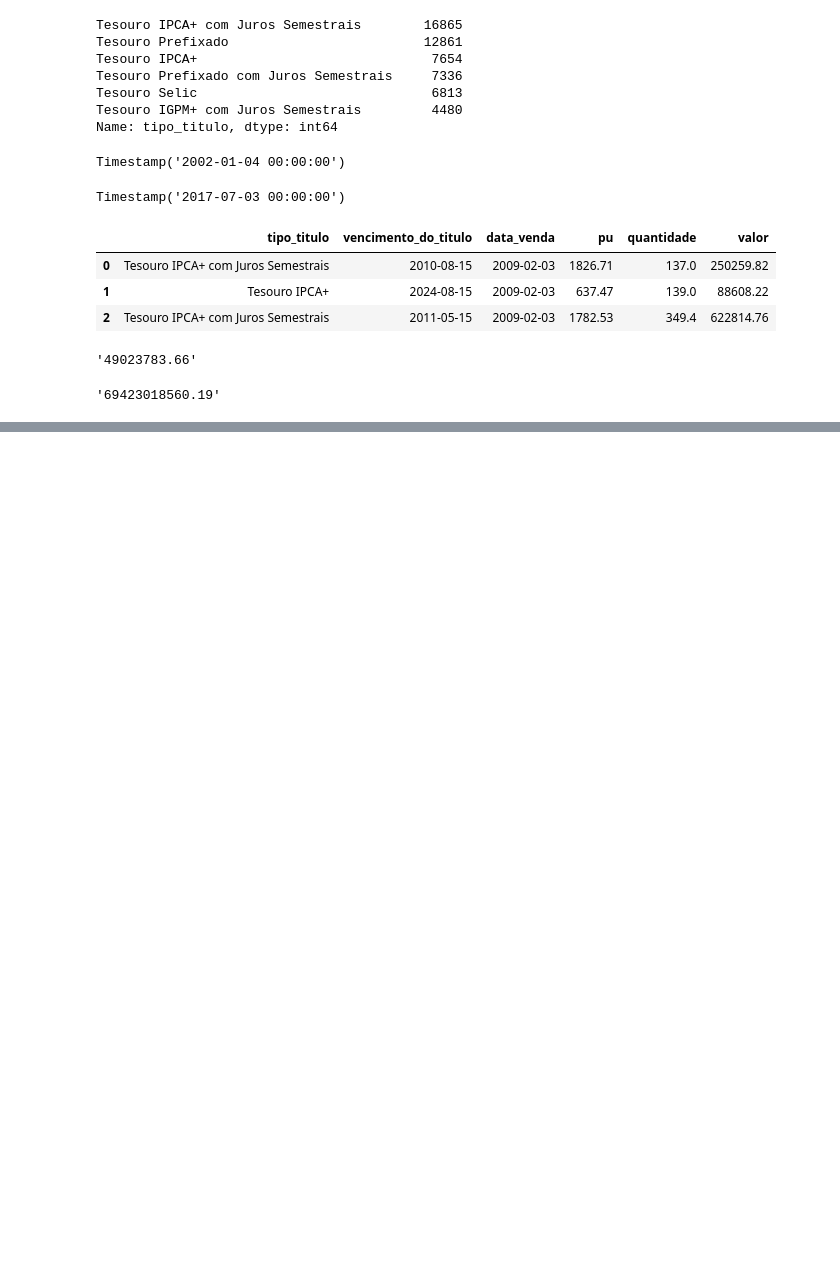
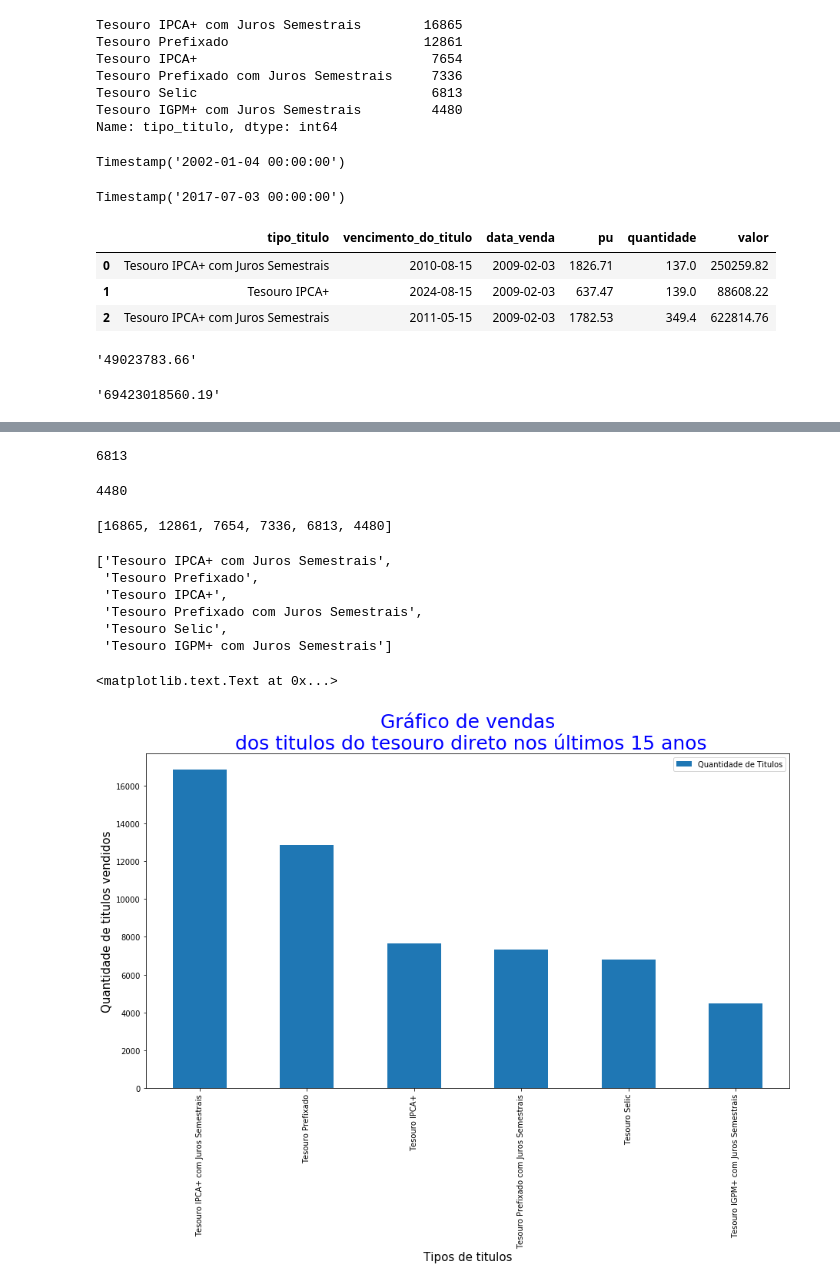
Before and after one commit to makunii/TesouroDireto, a Jupyter notebook: Analise de dados - Tesouro Direto do tesouro brasileiro.ipynb, the cells around one changed output, grey strips where cells are left out. Drawn from its saved outputs; the diff is of its cells as text; code cells hidden in the pictures; blank space fills up the shorter version.

```diff
--- a/Analise de dados - Tesouro Direto do tesouro brasileiro.ipynb
+++ b/Analise de dados - Tesouro Direto do tesouro brasileiro.ipynb
@@ -132,0 +163,31 @@ valor_arrecadado
+# %%
+# Criado variavel para enumerar a quantidade do titulo em questão foram adquiridos
+tes_selic = df[df["tipo_titulo"] == "Tesouro Selic"]
+tes_selic_v = len(tes_selic.tipo_titulo)
+tes_selic_v
+# %% [output]
+6813
+# %%
+# Criado variavel para enumerar a quantidade do titulo em questão foram adquiridos
+tes_igpm_juros = df[df["tipo_titulo"] == "Tesouro IGPM+ com Juros Semestrais"]
+tes_igpm_juros_v = len(tes_igpm_juros.tipo_titulo)
+tes_igpm_juros_v
+# %% [output]
+4480
+# %%
+# Criado lista com os valores da quantidade de titulos comprados
+titulos_tipos = [tes_ipca_juros_v, tes_prefixado_v, tes_ipca_v,tes_prefixado_juros_v, tes_selic_v, tes_igpm_juros_v]
+titulos_tipos
+# %% [output]
+[16865, 12861, 7654, 7336, 6813, 4480]
+# %%
+# Criado uma lista com os nomes dos tipos de titulos vendidos
+titulos_nomes = ["Tesouro IPCA+ com Juros Semestrais","Tesouro Prefixado","Tesouro IPCA+","Tesouro Prefixado com Juros Semestrais","Tesouro Selic","Tesouro IGPM+ com Juros Semestrais"]
+titulos_nomes
+# %% [output]
+['Tesouro IPCA+ com Juros Semestrais',
+ 'Tesouro Prefixado',
+ 'Tesouro IPCA+',
+ 'Tesouro Prefixado com Juros Semestrais',
+ 'Tesouro Selic',
+ 'Tesouro IGPM+ com Juros Semestrais']
@@ -132,0 +197,10 @@ valor_arrecadado
+# %%
+# Criado gráfico de barras para visualizar a quantidade de cada titulos vendidos
+df1 = pd.DataFrame(titulos_tipos,titulos_nomes, columns=["Quantidade de Titulos"])
+df1.plot(kind='bar',stacked=True, figsize=(15,8))
+plt.xlabel("Tipos de titulos",size=15)
+plt.ylabel("Quantidade de titulos vendidos",size=15)
+plt.title("Gráfico de vendas\n dos titulos do tesouro direto nos últimos 15 anos",size=25, color="b")
+# %% [output]
+<matplotlib.text.Text at 0x...>
+[figure, added]
```
Also changed, not shown: parts of 11 cells of this notebook.
